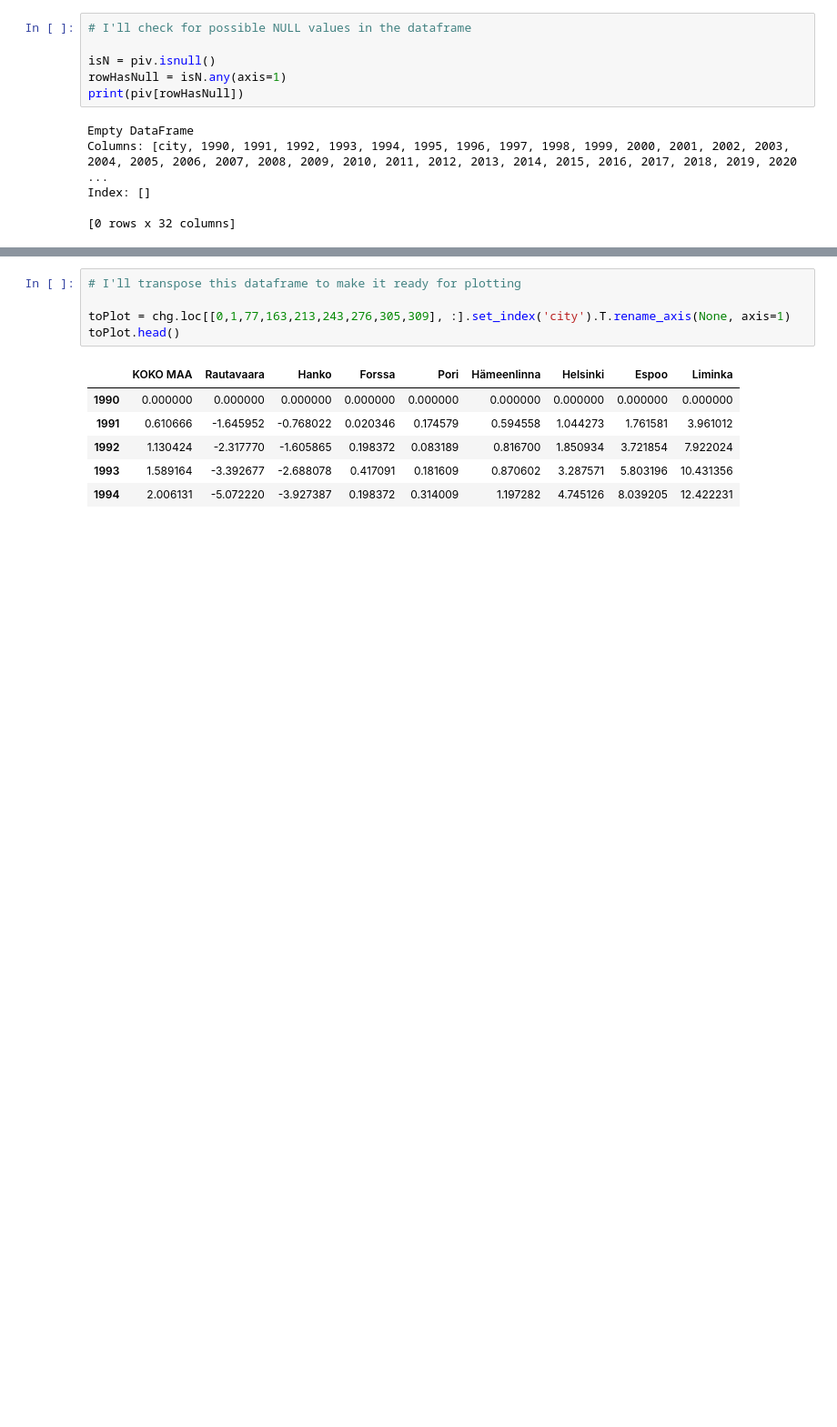
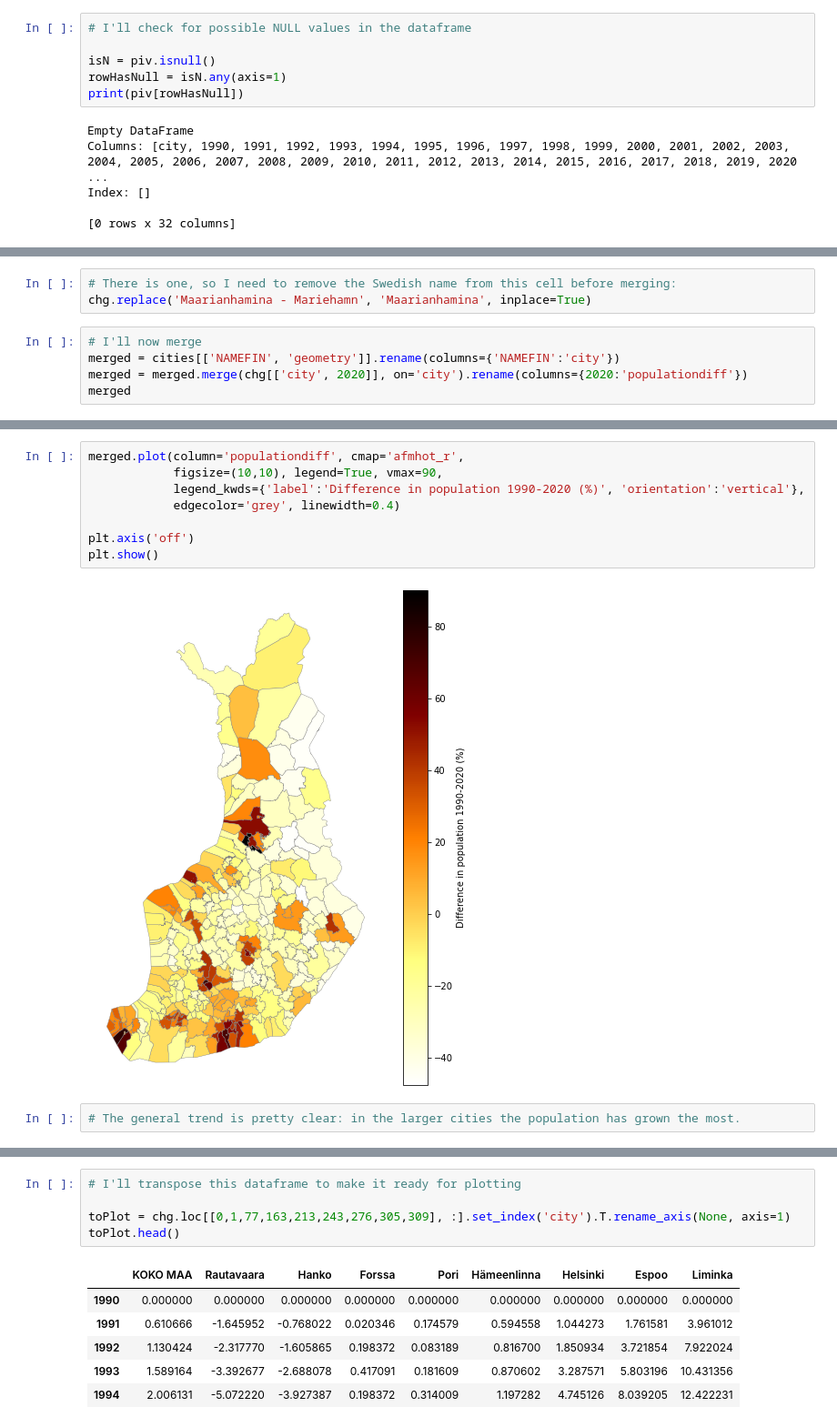
Before and after one commit to tnorr/data-analysis, a Jupyter notebook: population-finland/population-by-city.ipynb, the cells around one changed output, grey strips where cells are left out. Shown at 91% size. Saved outputs shown, nothing was run; the diff lists cells and outputs as text; blank space fills up the shorter version.

```diff
--- a/population-finland/population-by-city.ipynb
+++ b/population-finland/population-by-city.ipynb
@@ -89,0 +119,8 @@ inc.groupby(['populationIncreased']).count()
+# %%
+# There is one, so I need to remove the Swedish name from this cell before merging:
+chg.replace('Maarianhamina - Mariehamn', 'Maarianhamina', inplace=True)
+# %%
+# I'll now merge
+merged = cities[['NAMEFIN', 'geometry']].rename(columns={'NAMEFIN':'city'})
+merged = merged.merge(chg[['city', 2020]], on='city').rename(columns={2020:'populationdiff'})
+merged
@@ -90 +141,13 @@ inc.groupby(['populationIncreased']).count()
+# %%
+merged.plot(column='populationdiff', cmap='afmhot_r',
+            figsize=(10,10), legend=True, vmax=90,
+            legend_kwds={'label':'Difference in population 1990-2020 (%)', 'orientation':'vertical'},
+            edgecolor='grey', linewidth=0.4)
+
+plt.axis('off')
+plt.show()
+# %% [output]
+[figure, added]
+# %%
+# The general trend is pretty clear: in the larger cities the population has grown the most.
 # %%
```
Also changed, not shown: parts of 10 cells of this notebook, 2 other files.
